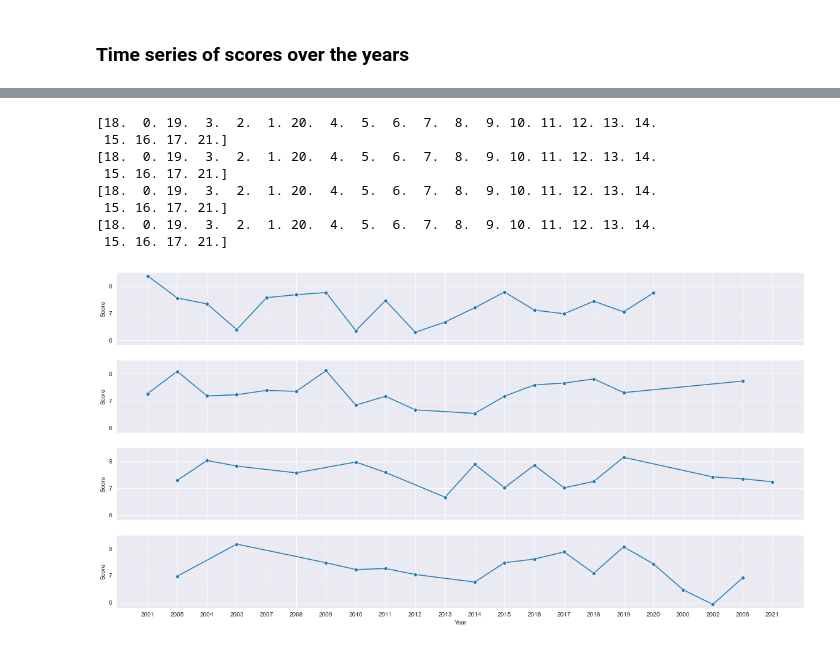
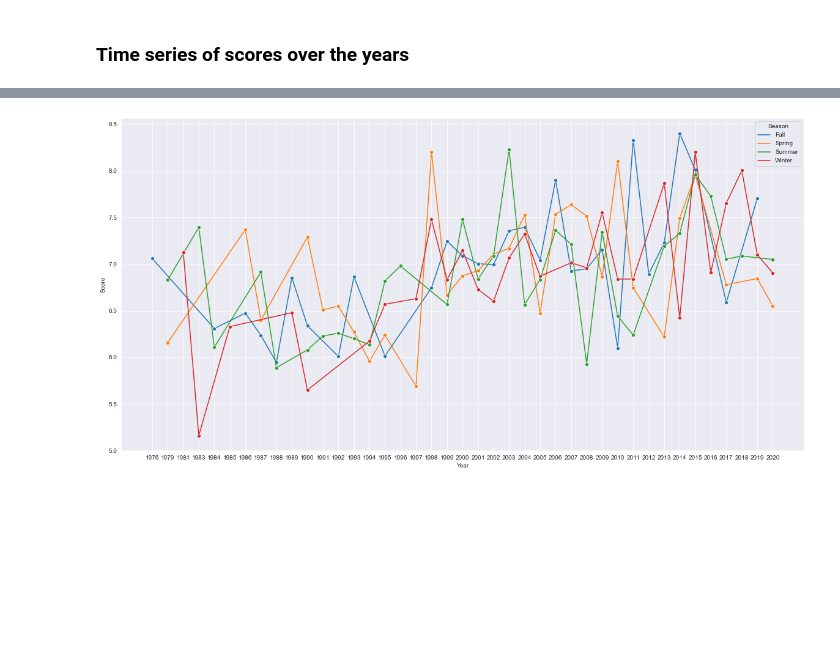
Before and after one commit to CalebWelch/tensorflow-exercises, a Jupyter notebook: animeAnalysis/mal_api.ipynb, the cells around one changed output, grey strips where cells are left out. Saved outputs shown, nothing was run; the diff lists cells and outputs as text; code cells hidden in the pictures; blank space fills up the shorter version.

```diff
--- a/animeAnalysis/mal_api.ipynb
+++ b/animeAnalysis/mal_api.ipynb
@@ -366,12 +366,10 @@ def plotTimeline(studio, separate=False, avg=False, showTopShows=False):
 		w = studio[studio.Season == "Winter"]
 		f = studio[studio.Season == "Fall"]
 		order = np.unique(list(s.Year) + list(w.Year)+ list(sp.Year) + list(f.Year))
-		print(order)
 		for s in ["Winter",'Summer','Spring','Fall']:
-			p=sb.lineplot(data=studio[studio.Season == s], x="Year", y="Score",ci=None, ax=ax[i],palette=[c[i]], hue="Season", marker='o')
+			p=sb.lineplot(data=studio[studio.Season == s], x="Year", y="Score",errorbar=None, ax=ax[i],palette=[c[i]], hue="Season", marker='o')
 			p.set_xticks(np.arange(order.min(), order.max(),1))
 			i+=1
-		print(studio.Season.value_counts())
 	if avg:
 		fig, ax = plt.subplots(figsize=(20,5))
 		temp = studio.groupby("Year").Score.mean()
@@ -382,11 +380,10 @@ def plotTimeline(studio, separate=False, avg=False, showTopShows=False):
 		plot.set_yticks(np.arange(5,10,1))
 	if not avg and not separate:
 		fig, ax = plt.subplots(figsize=(20,10))
-		sb.lineplot(data=studio, x="Year", y="Score",ci=None, palette=c[:4] ,hue="Season",marker='o')
-		print(studio.Season.value_counts())
+		sb.lineplot(data=studio, x="Year", y="Score",errorbar=None, palette=c[:4] ,hue="Season",marker='o')
 	if showTopShows:
 		topYear = studio.groupby("Year").Score.mean().idxmax()
 		print("Top shows from the top year {}\n".format(topYear),studio[studio.Year == topYear][["eng_name", "Score","Ranked","Season", "Source"]].sort_values("Score", ascending=False))
 
 # plotTimeline(bones.sort_values(by="Year"),avg=True, showTopShows=True)
-plotTimeline(getStudio('Bones'), separate=False, avg=False, showTopShows=True)
+# plotTimeline(getStudio('Bones'), separate=False, avg=False, showTopShows=True)
@@ -414,29 +390,4 @@ Top shows from the top year 2009
-# %%
-
-fig, ax = plt.subplots(figsize=(20,10), nrows=4, sharex=True, sharey=True)
-s = bones[bones.Season == "Summer"]
-sp = bones[bones.Season == "Spring"]
-w = bones[bones.Season == "Winter"]
-f = bones[bones.Season == "Fall"]
-order = np.unique(list(s.Year) + list(w.Year)+ list(sp.Year) + list(f.Year))
-xticks = [str(x) for x in order]
-# xticks = np.arange(min(order), max(order),1)
-i = 0
-for s in ["Summer",'Spring','Winter','Fall']:
-	p=sb.lineplot(data=bones[bones.Season == s], x="Year", y="Score",ci=None, ax=ax[i],palette=[c[i]], marker='o')
-	p.set_xticks(xticks)
-	x = p.get_xticks()
-	print(x)
-	i+=1
-# %% [output]
-[18.  0. 19.  3.  2.  1. 20.  4.  5.  6.  7.  8.  9. 10. 11. 12. 13. 14.
- 15. 16. 17. 21.]
-[18.  0. 19.  3.  2.  1. 20.  4.  5.  6.  7.  8.  9. 10. 11. 12. 13. 14.
- 15. 16. 17. 21.]
-[18.  0. 19.  3.  2.  1. 20.  4.  5.  6.  7.  8.  9. 10. 11. 12. 13. 14.
- 15. 16. 17. 21.]
-[18.  0. 19.  3.  2.  1. 20.  4.  5.  6.  7.  8.  9. 10. 11. 12. 13. 14.
- 15. 16. 17. 21.]
-[figure, removed]
 # %%
-plotTimeline(getStudio('Madhouse'), separate=True, avg=True, showTopShows=True)
+plotTimeline(getStudio('Madhouse'))
+# %% [output]
+[figure, added]
```
Also changed, not shown: parts of 9 cells of this notebook.
